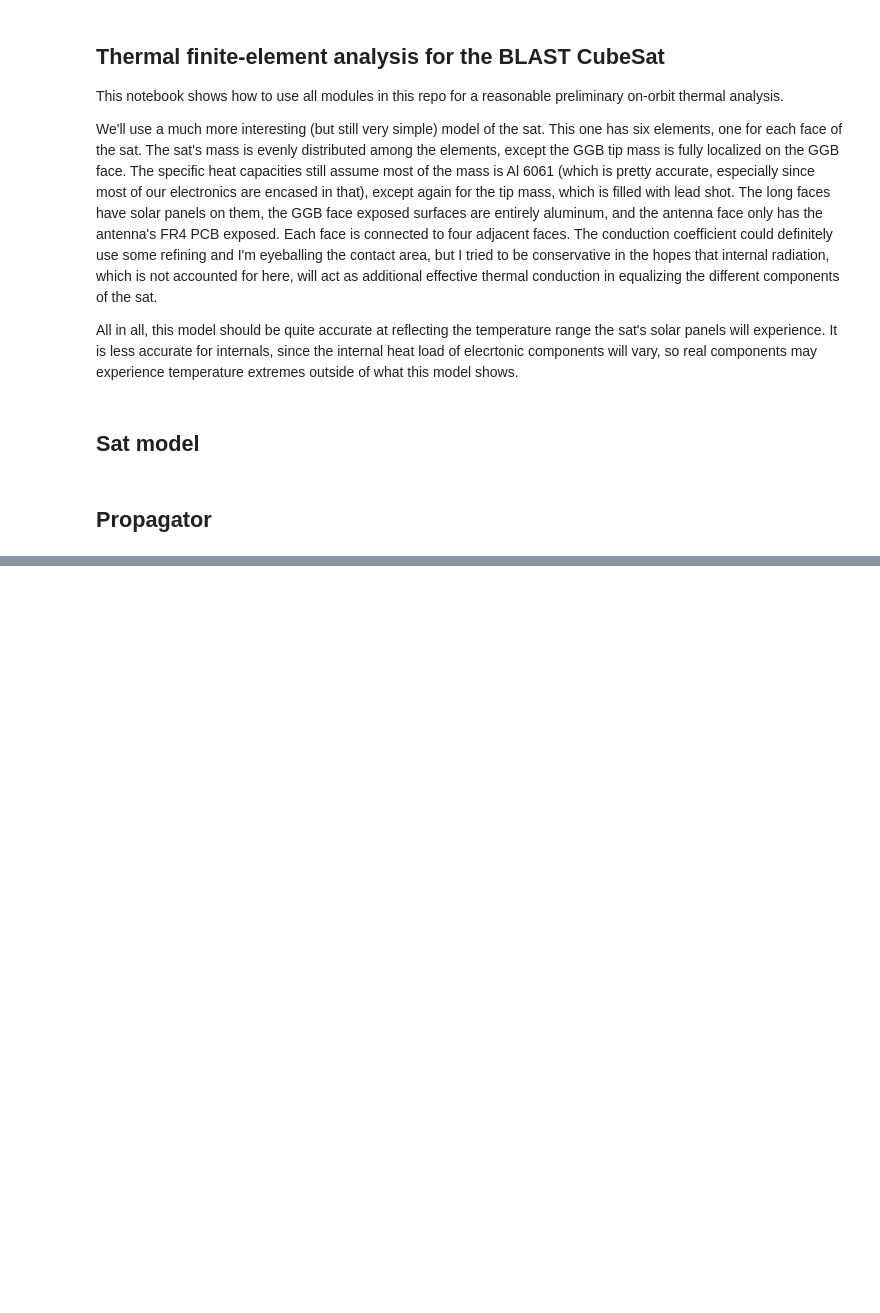
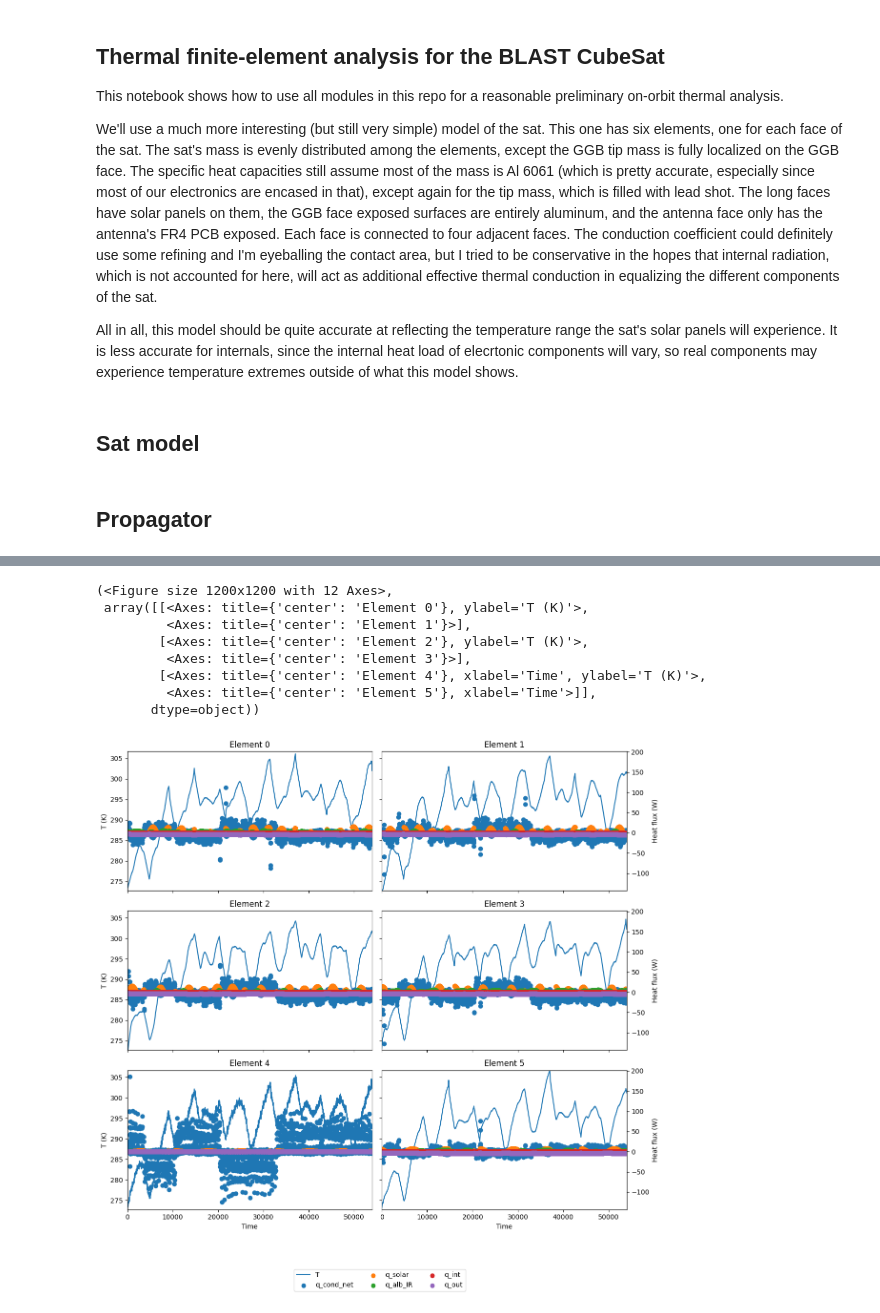
Before and after one commit to YUAA-CubeSat/YUAA_CubeSat_TFEM, a Jupyter notebook: main_sim.ipynb, the cells around one changed output, grey strips where cells are left out. Drawn from its saved outputs; the diff is of its cells as text; code cells hidden in the pictures; blank space fills up the shorter version.

```diff
--- a/main_sim.ipynb
+++ b/main_sim.ipynb
@@ -175,0 +249,21 @@ body = Body(
+# %%
+elts, body, orbit = init_blast_model(
+    'excerpt_de440.bsp', omega_mag=np.radians(0.1),
+)
+# %%
+sol = propagate_thermal_fem(
+    elts, body, orbit,
+    pd.Timestamp.now(), pd.Timedelta(minutes=90*10), pd.Timedelta(seconds=10)
+)
+# %%
+plotting.plot_elts_T_q_flows(sol.t, sol.y[12:, :], elts)
+# %% [output]
+(<Figure size 1200x1200 with 12 Axes>,
+ array([[<Axes: title={'center': 'Element 0'}, ylabel='T (K)'>,
+         <Axes: title={'center': 'Element 1'}>],
+        [<Axes: title={'center': 'Element 2'}, ylabel='T (K)'>,
+         <Axes: title={'center': 'Element 3'}>],
+        [<Axes: title={'center': 'Element 4'}, xlabel='Time', ylabel='T (K)'>,
+         <Axes: title={'center': 'Element 5'}, xlabel='Time'>]],
+       dtype=object))
+[figure, added]
```
Also changed, not shown: parts of 13 cells of this notebook, 3 other files.
